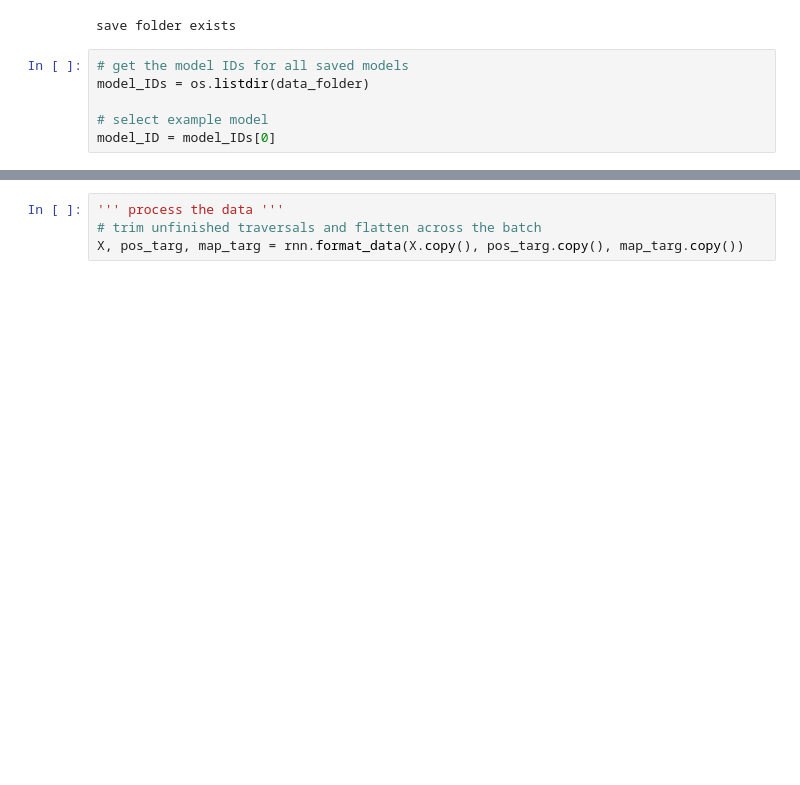
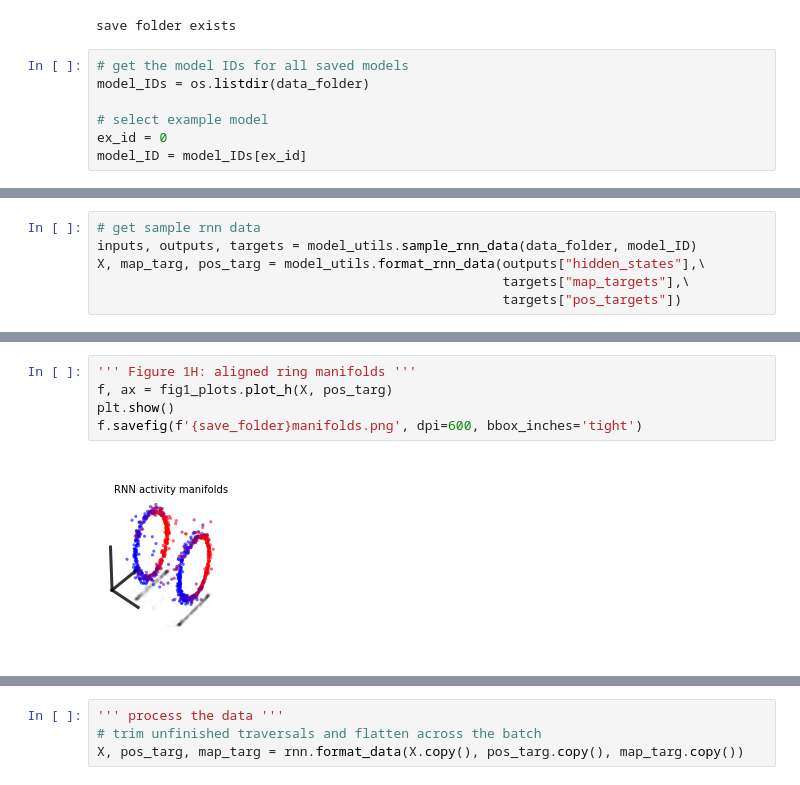
Before and after one commit to ahwillia/rnn_remapping_paper, a Jupyter notebook: fig1_1d2map/make_fig1_rnn.ipynb, the cells around one changed output, grey strips where cells are left out. Saved outputs shown, nothing was run; the diff lists cells and outputs as text; blank space fills up the shorter version.

```diff
--- a/fig1_1d2map/make_fig1_rnn.ipynb
+++ b/fig1_1d2map/make_fig1_rnn.ipynb
@@ -35,4 +38,5 @@ save folder exists
 model_IDs = os.listdir(data_folder)
 
 # select example model
-model_ID = model_IDs[0]
+ex_id = 0
+model_ID = model_IDs[ex_id]
@@ -45,0 +43,6 @@ with open(f"{data_folder}/{model_ID}/rnn_params.json", 'r') as f:
+# %%
+# get sample rnn data
+inputs, outputs, targets = model_utils.sample_rnn_data(data_folder, model_ID)
+X, map_targ, pos_targ = model_utils.format_rnn_data(outputs["hidden_states"],\
+                                                    targets["map_targets"],\
+                                                    targets["pos_targets"])
@@ -45,0 +75,7 @@ with open(f"{data_folder}/{model_ID}/rnn_params.json", 'r') as f:
+# %%
+''' Figure 1H: aligned ring manifolds '''
+f, ax = fig1_plots.plot_h(X, pos_targ)
+plt.show()
+f.savefig(f'{save_folder}manifolds.png', dpi=600, bbox_inches='tight')
+# %% [output]
+[figure, added]
```
Also changed, not shown: parts of 18 cells of this notebook, 14 other files.
